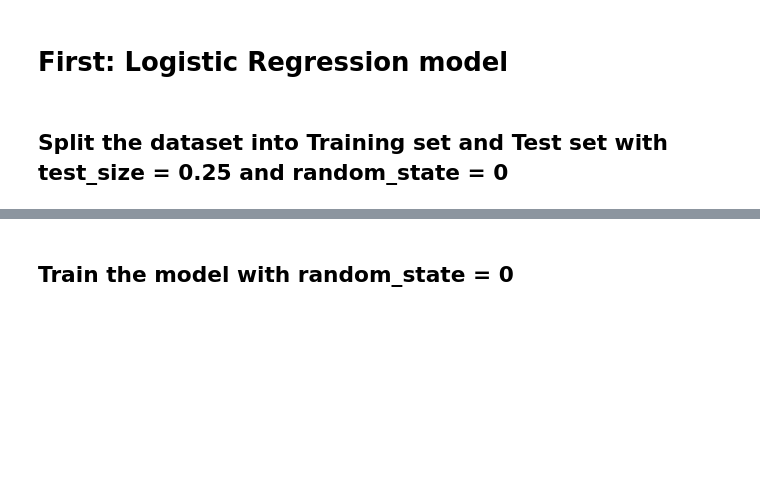
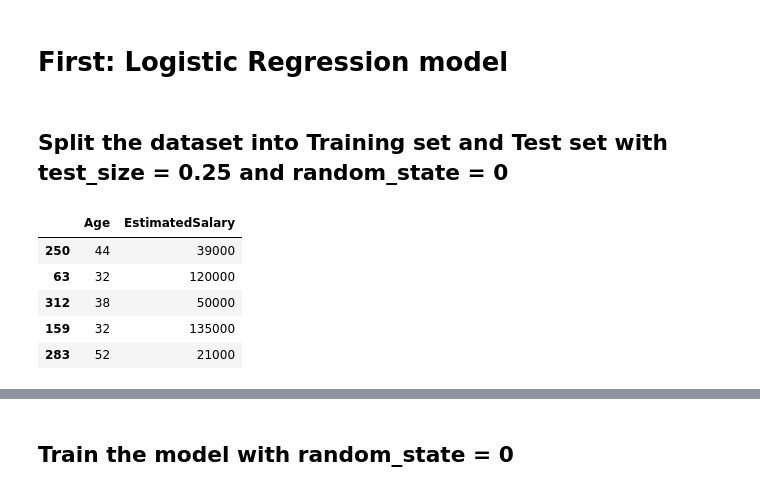
Before and after one commit to Tuwaiq-Data-Science-Bootcamp-V3/Logistic-Regression-Lab1, a Jupyter notebook: LogisticRegression_Assignment.ipynb, the cells around one changed output, grey strips where cells are left out. Drawn from its saved outputs; the diff is of its cells as text; code cells hidden in the pictures; blank space fills up the shorter version.

```diff
--- a/LogisticRegression_Assignment.ipynb
+++ b/LogisticRegression_Assignment.ipynb
@@ -65,3 +70,13 @@ Name: Purchased, dtype: int64
 # First: Logistic Regression model
 # %% [markdown]
 ## Split the dataset into Training set and Test set with test_size = 0.25 and random_state = 0
+# %%
+X_train, X_test, y_train, y_test = train_test_split(X, y, test_size=0.25, random_state = 0)
+X_train.head()
+# %% [output]
+|  | Age | EstimatedSalary |
+| 250 | 44 | 39000 |
+| 63 | 32 | 120000 |
+| 312 | 38 | 50000 |
+| 159 | 32 | 135000 |
+| 283 | 52 | 21000 |
```
Also changed, not shown: parts of 23 cells of this notebook.
